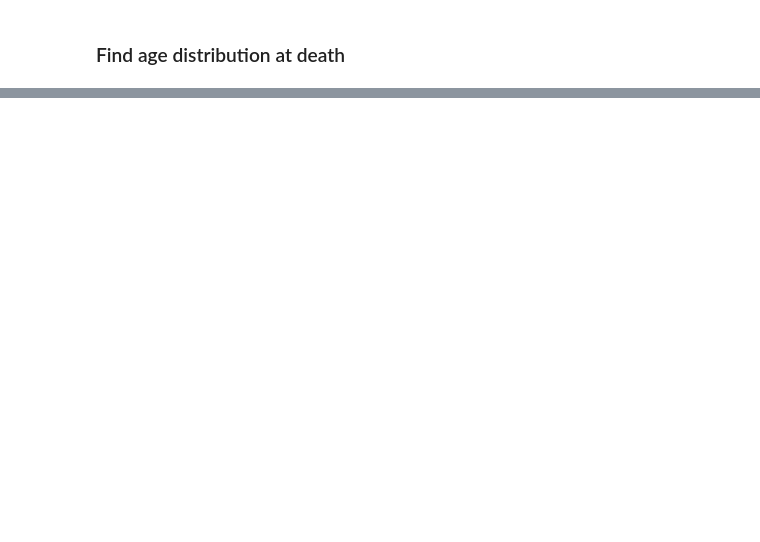
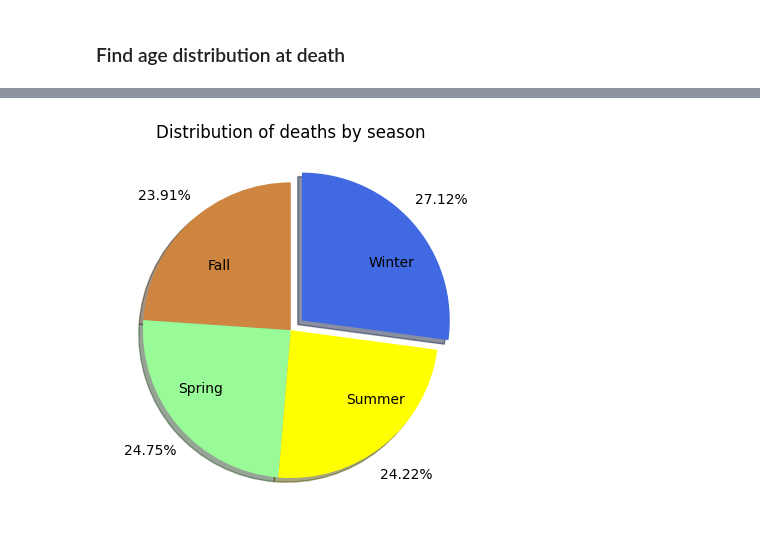
Before and after one commit to Elia9605/notable-deaths, a Jupyter notebook: an_deaths.ipynb, the cells around one changed output, grey strips where cells are left out. Saved outputs shown, nothing was run; the diff lists cells and outputs as text; code cells hidden in the pictures; blank space fills up the shorter version.

```diff
--- a/an_deaths.ipynb
+++ b/an_deaths.ipynb
@@ -450,0 +457,25 @@ plt.show()
+# %%
+# Add a datetime format column
+df["Datetime"] = pd.to_datetime(df[["Year", "Month", "Day"]])
+# %%
+# Create new column "Season"
+def find_season(date):
+    year = date.year
+    if pd.Timestamp(f"{year}-03-21") <= date < pd.Timestamp(f"{year}-06-21"):
+        return "Spring"
+    elif pd.Timestamp(f"{year}-06-21") <= date < pd.Timestamp(f"{year}-09-23"):
+        return "Summer"
+    elif pd.Timestamp(f"{year}-09-23") <= date < pd.Timestamp(f"{year}-12-21"):
+        return "Fall"
+    else:
+        return "Winter"
+
+df["Season"] = df["Datetime"].apply(find_season)
+# %%
+plt.pie(df.groupby(["Season"]).size(), labels=["Fall", "Spring", "Summer", "Winter"], autopct="%.2f%%",
+        explode = (0, 0, 0, 0.1), startangle=90, shadow=True, pctdistance=1.25, labeldistance=.6,
+        colors = ["peru", "palegreen", "yellow", "royalblue"])
+plt.title("Distribution of deaths by season")
+plt.show()
+# %% [output]
+[figure, added]
```
Also changed, not shown: parts of 6 cells of this notebook.
